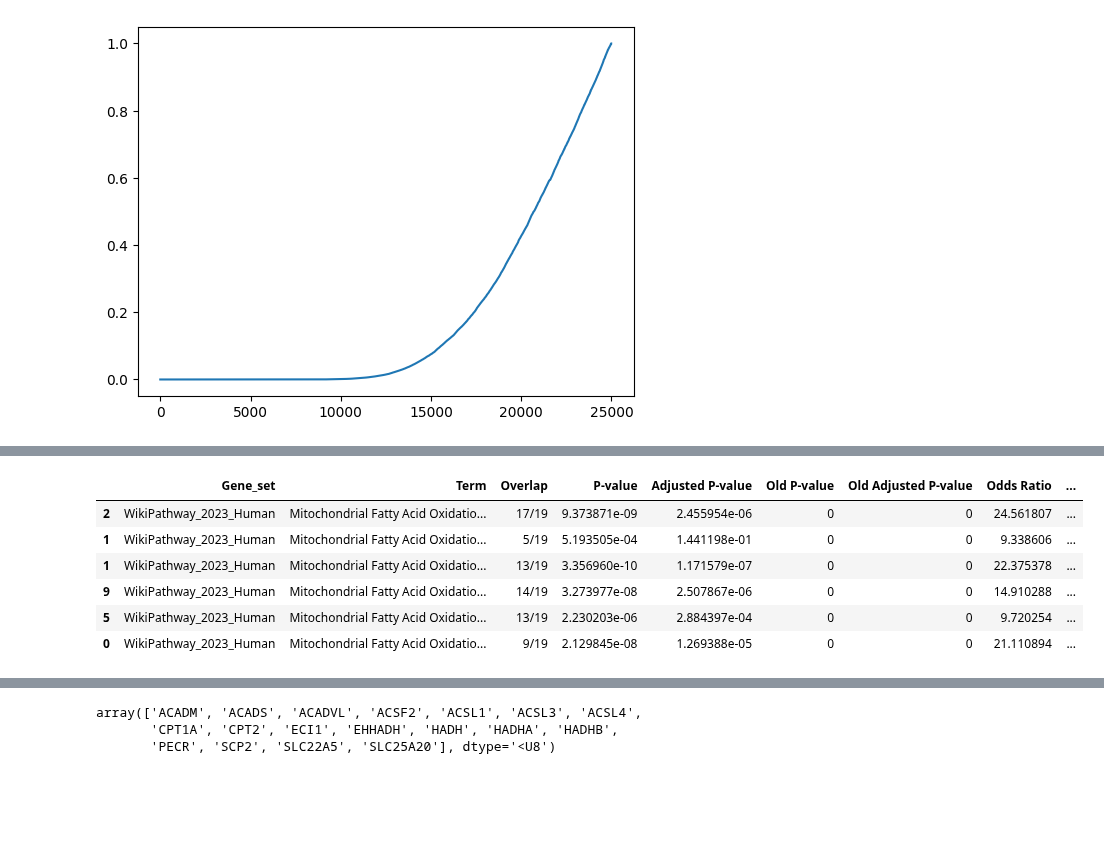
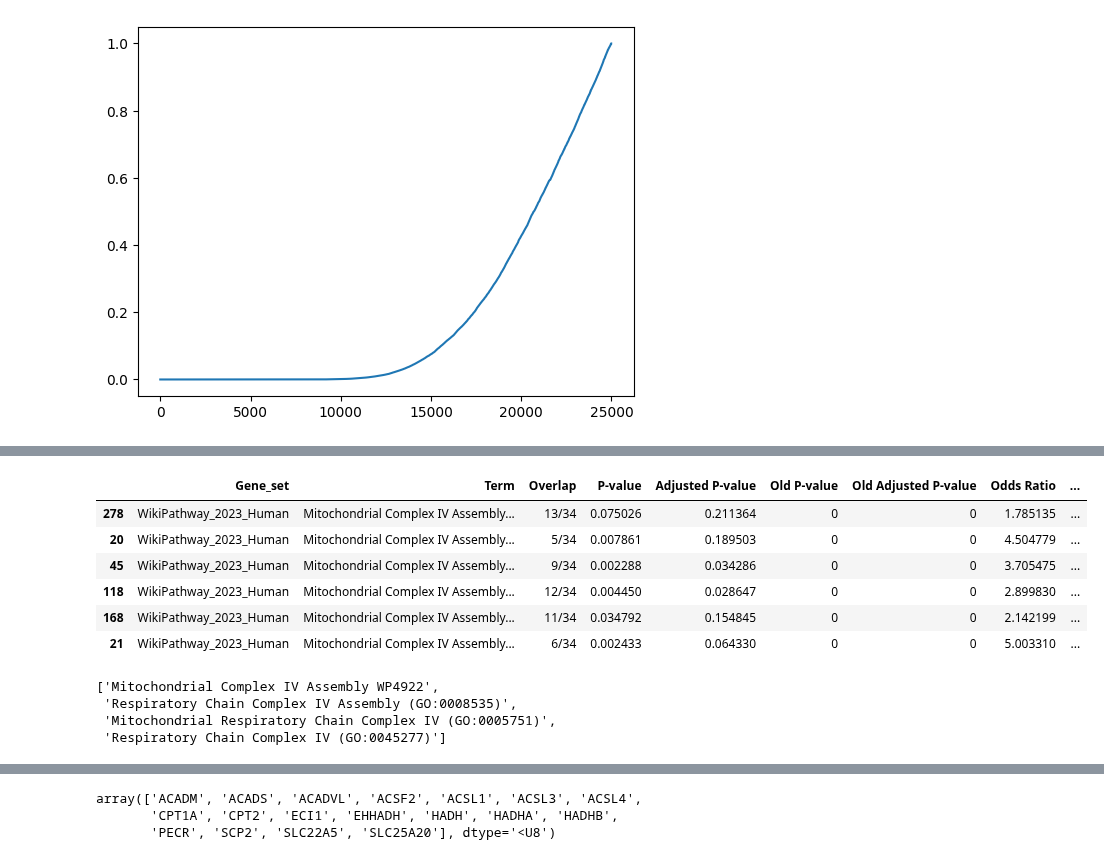
Before and after one commit to MaciejPiernik/ibd, a Jupyter notebook: ibd/notebooks/hydrogen_peroxide.ipynb, the cells around one changed output, grey strips where cells are left out. Saved outputs shown, nothing was run; the diff lists cells and outputs as text; code cells hidden in the pictures; blank space fills up the shorter version.

Commit message:
Playing around with first single cell rna seq dataset

```diff
--- a/ibd/notebooks/hydrogen_peroxide.ipynb
+++ b/ibd/notebooks/hydrogen_peroxide.ipynb
@@ -104,9 +104,9 @@ genes = [f for f, (p, d, t) in test_results if p < 0.05/test_data.shape[1]]
 # libraries = gp.get_library_name(organism='Human')
 # print(libraries)
 
-gene_list = genes#[:1000]
+gene_list = genes#[:2000]
 
-enrichr_results = gp.enrichr(gene_list=gene_list, gene_sets=ENRICHR_LIBRARIES, organism='Human', outdir='../../results/enrichr_kegg', cutoff=0.05)
+enrichr_results = gp.enrichr(gene_list=gene_list, gene_sets=ENRICHR_LIBRARIES[0], organism='Human', outdir='../../results/enrichr_kegg', cutoff=0.05)
 # %%
 enrichr_results.res2d[enrichr_results.res2d['Adjusted P-value'] < 0.05].sort_values('Odds Ratio', ascending=False).head(10)
 # %% [output]
@@ -154,18 +155,24 @@ for dataset_name in dataset_labels.unique():
 
     genes = [f for f, (p, d, t) in datset_test_results if p < 0.05/datset_test_data.shape[1]]
 
-    gene_list = genes
+    gene_list = genes#[:2000]
 
     if len(gene_list) == 0:
         print('No significant genes found for dataset', dataset_name)
         continue
 
     for library in ENRICHR_LIBRARIES:
-        enrichr_results = gp.enrichr(gene_list=gene_list, gene_sets=[library], organism='Human', cutoff=0.05)
+    # library = ENRICHR_LIBRARIES[0]
+        # for i in range(5):
+        #     try:
+        enrichr_results = gp.enrichr(gene_list=gene_list, gene_sets=library, organism='Human', cutoff=0.05)
         enrichr_results.res2d['dataset'] = dataset_name
         enrichr_results.res2d['rank'] = range(1, len(enrichr_results.res2d) + 1)
         enrichr_results.res2d['library'] = library
         all_enrichment_results = pd.concat([all_enrichment_results, enrichr_results.res2d])
+            #     break
+            # except Exception as e:
+            #     print('Error for dataset', dataset_name, 'and library', library)
 # %% [output]
 GSE75214
 Test results for disease:
@@ -207,15 +217,22 @@ IL-17 signaling pathway
 Chemokine Activity (GO:0008009)                                                                       19.666667
 Name: rank, dtype: float64
 # %%
-all_enrichment_results[all_enrichment_results['Term'] == 'Mitochondrial Fatty Acid Oxidation Disorders WP5123']
+all_enrichment_results[all_enrichment_results['Term'] == 'Mitochondrial Complex IV Assembly WP4922']
 # %% [output]
 |  | Gene_set | Term | Overlap | P-value | Adjusted P-value | Old P-value | Old Adjusted P-value | Odds Ratio | ... |
-| 2 | WikiPathway_2023_Human | Mitochondrial Fatty Acid Oxidatio... | 17/19 | 9.373871e-09 | 2.455954e-06 | 0 | 0 | 24.561807 | ... |
-| 1 | WikiPathway_2023_Human | Mitochondrial Fatty Acid Oxidatio... | 5/19 | 5.193505e-04 | 1.441198e-01 | 0 | 0 | 9.338606 | ... |
-| 1 | WikiPathway_2023_Human | Mitochondrial Fatty Acid Oxidatio... | 13/19 | 3.356960e-10 | 1.171579e-07 | 0 | 0 | 22.375378 | ... |
-| 9 | WikiPathway_2023_Human | Mitochondrial Fatty Acid Oxidatio... | 14/19 | 3.273977e-08 | 2.507867e-06 | 0 | 0 | 14.910288 | ... |
-| 5 | WikiPathway_2023_Human | Mitochondrial Fatty Acid Oxidatio... | 13/19 | 2.230203e-06 | 2.884397e-04 | 0 | 0 | 9.720254 | ... |
-| 0 | WikiPathway_2023_Human | Mitochondrial Fatty Acid Oxidatio... | 9/19 | 2.129845e-08 | 1.269388e-05 | 0 | 0 | 21.110894 | ... |
+| 278 | WikiPathway_2023_Human | Mitochondrial Complex IV Assembly... | 13/34 | 0.075026 | 0.211364 | 0 | 0 | 1.785135 | ... |
+| 20 | WikiPathway_2023_Human | Mitochondrial Complex IV Assembly... | 5/34 | 0.007861 | 0.189503 | 0 | 0 | 4.504779 | ... |
+| 45 | WikiPathway_2023_Human | Mitochondrial Complex IV Assembly... | 9/34 | 0.002288 | 0.034286 | 0 | 0 | 3.705475 | ... |
+| 118 | WikiPathway_2023_Human | Mitochondrial Complex IV Assembly... | 12/34 | 0.004450 | 0.028647 | 0 | 0 | 2.899830 | ... |
+| 168 | WikiPathway_2023_Human | Mitochondrial Complex IV Assembly... | 11/34 | 0.034792 | 0.154845 | 0 | 0 | 2.142199 | ... |
+| 21 | WikiPathway_2023_Human | Mitochondrial Complex IV Assembly... | 6/34 | 0.002433 | 0.064330 | 0 | 0 | 5.003310 | ... |
+# %%
+[t for t in all_enrichment_results.Term.unique() if 'complex iv' in t.lower()]
+# %% [output]
+['Mitochondrial Complex IV Assembly WP4922',
+ 'Respiratory Chain Complex IV Assembly (GO:0008535)',
+ 'Mitochondrial Respiratory Chain Complex IV (GO:0005751)',
+ 'Respiratory Chain Complex IV (GO:0045277)']
 # %%
 dataset_labels.value_counts()
 # %% [output]
```
Also changed, not shown: parts of 19 cells of this notebook, 4 other files.
